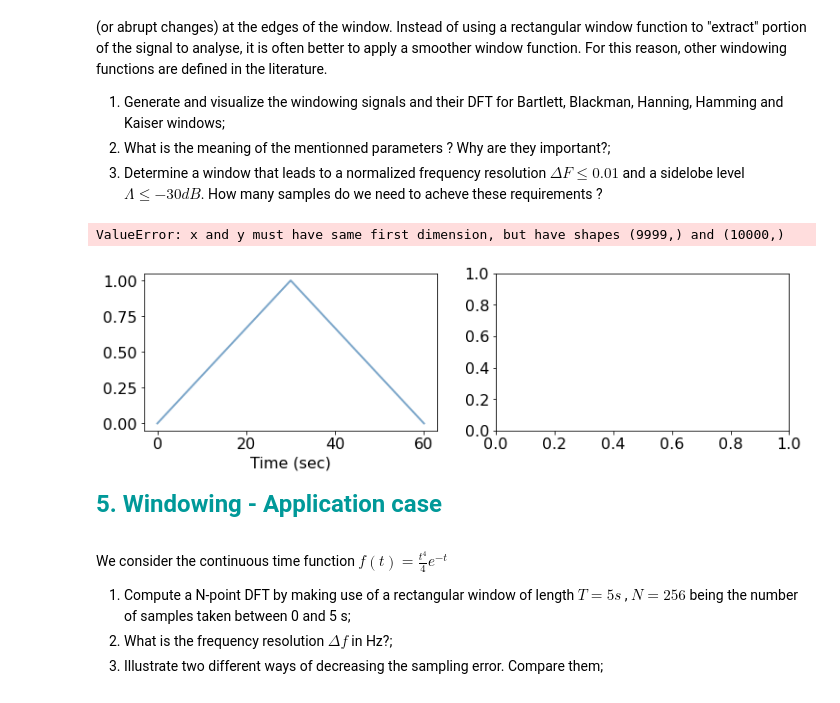
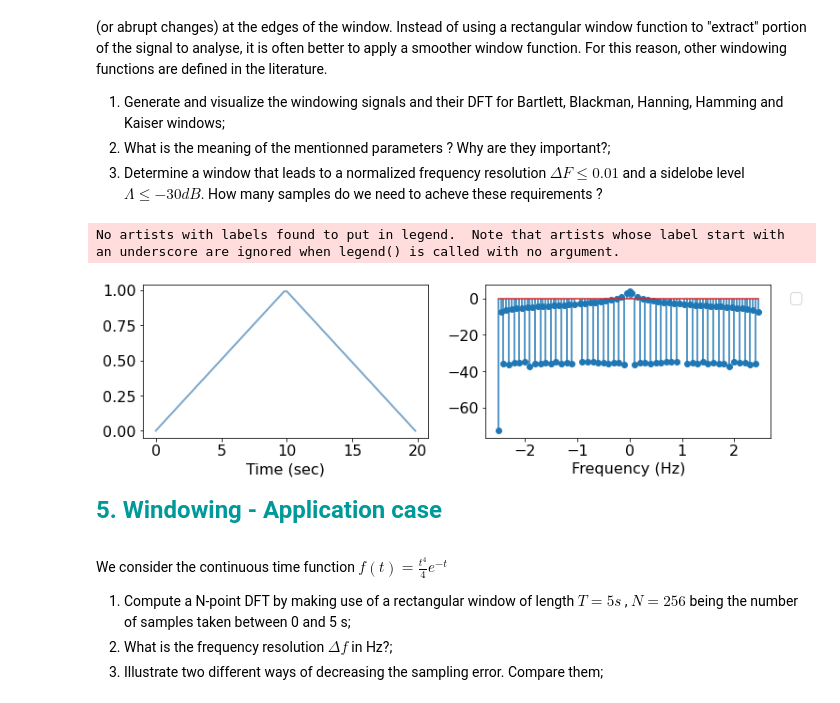
Before and after one commit to Ery4z/2900, a Jupyter notebook: Python3/Python3 - Discrete Fourier Transform.ipynb, the cells around one changed output. Saved outputs shown, nothing was run; the diff lists cells and outputs as text; code cells hidden in the pictures.

```diff
--- a/Python3/Python3 - Discrete Fourier Transform.ipynb
+++ b/Python3/Python3 - Discrete Fourier Transform.ipynb
@@ -213,22 +259,25 @@ The reason for such energy spreading to higher frequencies is that the rectangul
 </ol>
 # %%
 
-nombre_p = 10000
-duration = 60
+nombre_p = 100
+duration = 20
 
 sF = nombre_p/duration
 
-t = np.arange(0,60,60*1/nombre_p)
-f = np.arange(0,nombre_p/duration,sF/nombre_p)
+t = np.arange(0,duration,duration*1/nombre_p)
+x_bartlett = np.bartlett(nombre_p)
 
 
-x_bartlett = np.bartlett(nombre_p)
-dft_bartlett = np.fft.fft(x_bartlett)
+dft_bartlett = np.log(np.abs(np.fft.fft(x_bartlett)))
+freq_bartlett = np.fft.fftfreq(x_bartlett.shape[0], d = duration*1/nombre_p)
 
-plot_cft(np.array([t,x_bartlett]), np.array([f,dft_bartlett]),['Windowed Triangle'], True)
+
+t_stack3 = np.stack((t,x_bartlett))
+f_stack3 = np.stack((freq_bartlett,dft_bartlett))
+plot_cft(t_stack3,f_stack3,"",True,discrete=[False,True])
 # %% [output]
-ValueError: x and y must have same first dimension, but have shapes (9999,) and (10000,)
+No artists with labels found to put in legend.  Note that artists whose label start with an underscore are ignored when legend() is called with no argument.
-[figure, old version]
+[figure, new version]
 # %% [markdown]
 <font size=5 color=#009999> <b>5. Windowing - Application case </b> </font> <br> <br>
 
```
Also changed, not shown: parts of 2 cells of this notebook, 1 other file.
